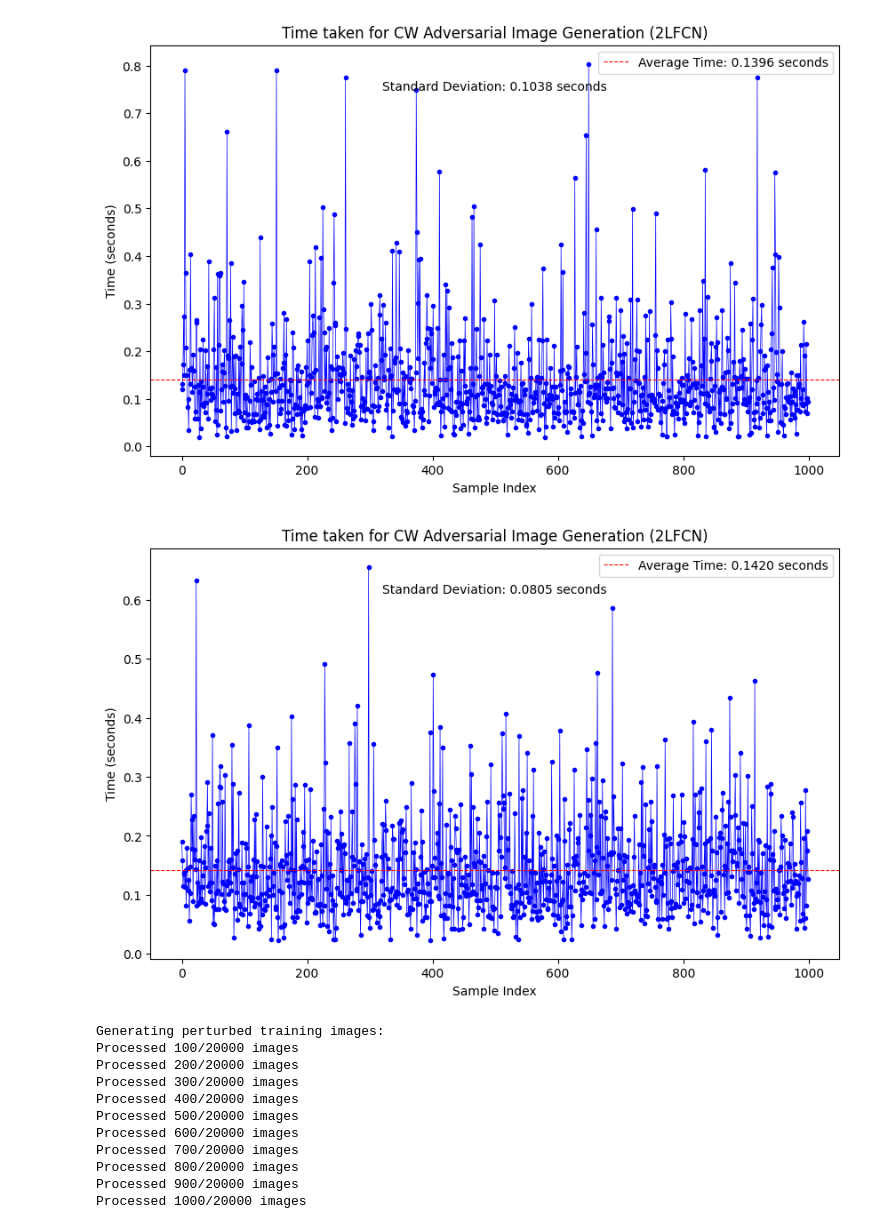
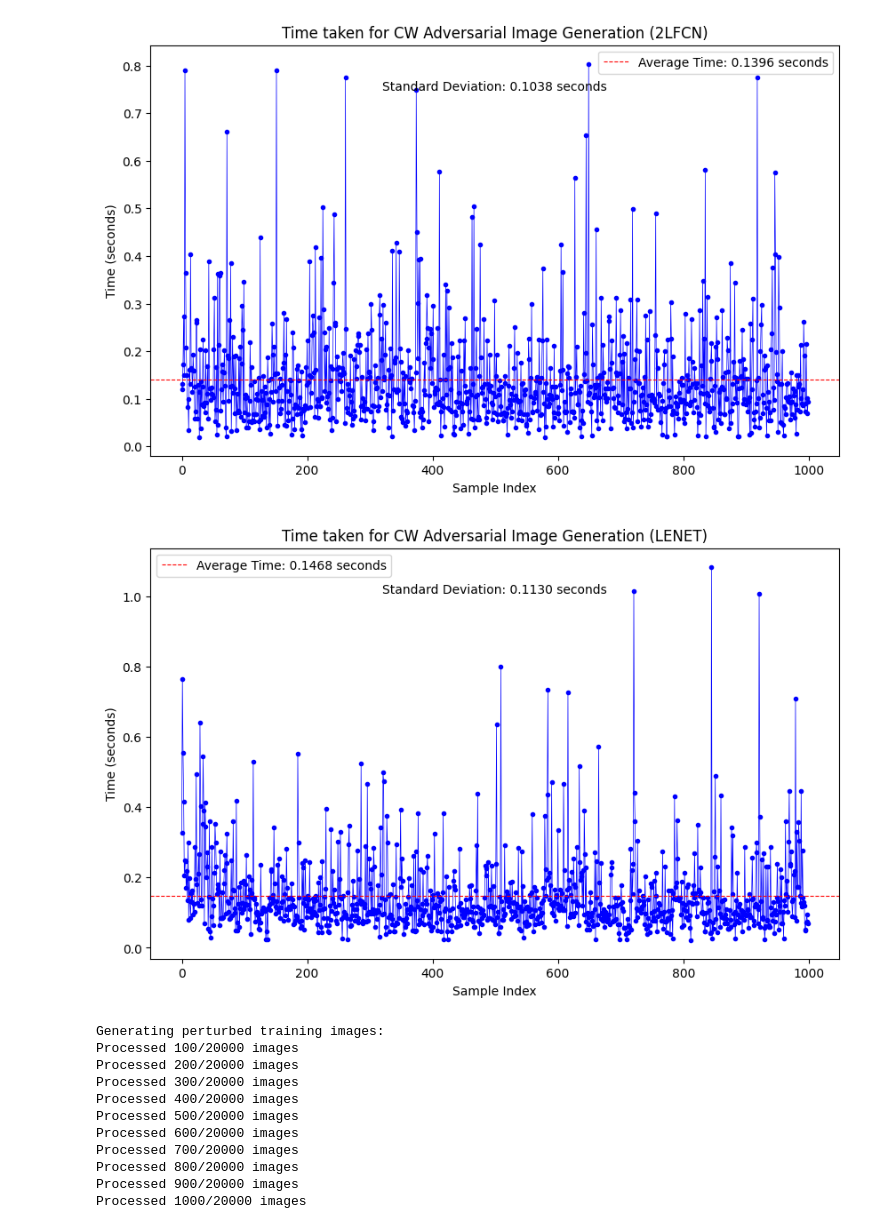
Before and after one commit to josephad2001/AdversarialRobustnessML, a Jupyter notebook: AttackMethods/CW.ipynb, the cells around one changed output. Cells and saved outputs as stored; diff of their text form; code cells hidden in the pictures.

```diff
--- a/AttackMethods/CW.ipynb
+++ b/AttackMethods/CW.ipynb
@@ -295,35 +295,35 @@ for _ in range(num_samples):
     start_time = time.time()
 
     # Use the generate_fgsm function to generate a perturbed image
     perturbed_image = generate_carlini_l2(input_image, fcn_model, epsilon, max_iter, learning_rate)
 
     # Record end time
     end_time = time.time()
 
     # Record the time taken for this sample
     generation_time = end_time - start_time
     generation_times.append(generation_time)
 
 # Calculate the average time taken and standard deviation
 average_time = np.mean(generation_times)
 std_deviation = np.std(generation_times)
 
 # Plot the results
 plt.figure(figsize=(10, 6))
 plt.plot(generation_times, marker='o', linestyle='-', color='b', linewidth=0.5, markersize=3)
 plt.axhline(y=average_time, color='r', linestyle='--', linewidth=0.8, label=f'Average Time: {average_time:.4f} seconds')
-plt.title('Time taken for CW Adversarial Image Generation (2LFCN)')
+plt.title('Time taken for CW Adversarial Image Generation (LENET)')
 plt.xlabel('Sample Index')
 plt.ylabel('Time (seconds)')
 plt.legend()
 
 # Display standard deviation as a text annotation
 plt.text(0.5, 0.9, f'Standard Deviation: {std_deviation:.4f} seconds',
          horizontalalignment='center', verticalalignment='center', transform=plt.gca().transAxes, fontsize=10)
 
 plt.show()
 # %% [output]
-[figure, old version]
+[figure, new version]
 # %%
 import tensorflow as tf
 import numpy as np
```
Also changed, not shown: parts of 1 cell of this notebook, 5 other files.
